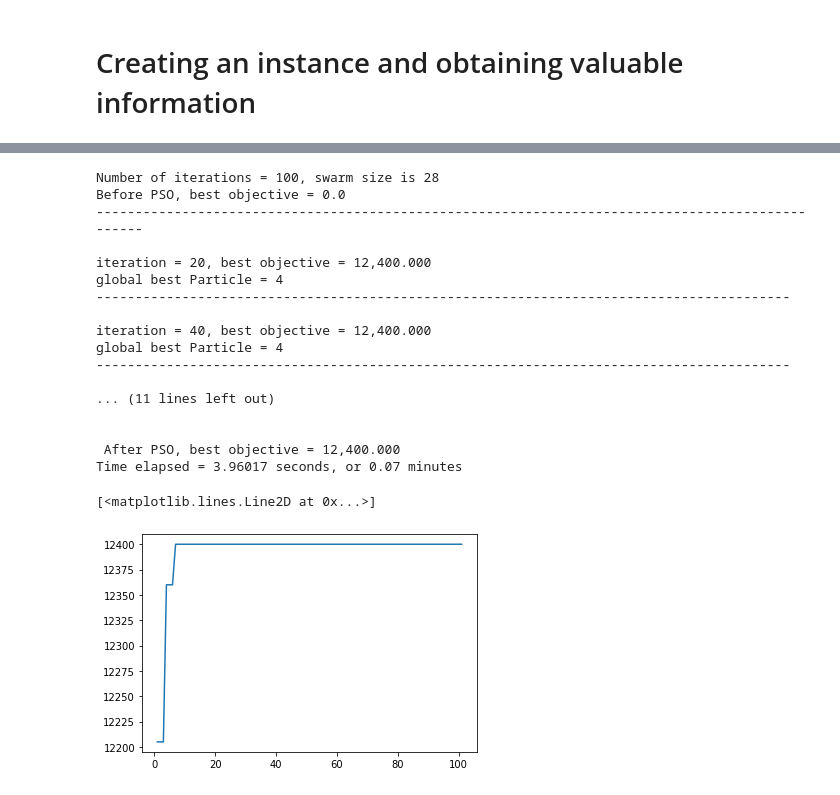
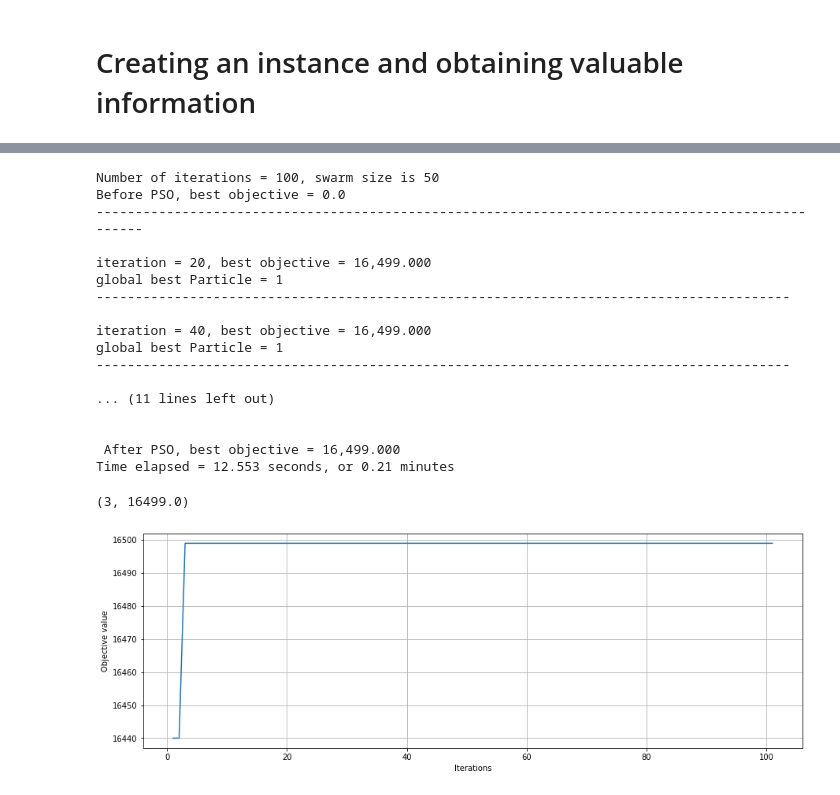
Before and after one commit to AghaMS/BPSO_MKP, a Jupyter notebook: MKNAP - PSO - Publish version 2.0.ipynb, the cells around one changed output, grey strips where cells are left out. Saved outputs shown, nothing was run; the diff lists cells and outputs as text; code cells hidden in the pictures.

Commit message:
Update MKNAP - PSO - Publish version 2.0.ipynb
Change variables and functions naming, plot OF and annotate on figure when best objective was found and what is its value.

```diff
--- a/MKNAP - PSO - Publish version 2.0.ipynb
+++ b/MKNAP - PSO - Publish version 2.0.ipynb
@@ -345,10 +345,10 @@ def localSearch(columns: List, k = 4, f = 1) -> List: # input is swarm[i].cols
         k       -- number of variables to be flipped (default = 4 as per Kang et. al 2008)
         f       -- number of times local search is applied to a given solution (default = 1)
     Returns:
-        incumbentColumns -- a (1 * no. columns) array containing binary values after restoring feasibility
+        incumbent_columns -- a (1 * no. columns) array containing binary values after restoring feasibility
                             and enhancing the quality if capacities allow for improvement
     '''
-    incumbentColumns = None
+    incumbent_columns = None
     objectiveValue = float(0)
 
     for i in range(f):
@@ -373,7 +373,7 @@ def localSearch(columns: List, k = 4, f = 1) -> List: # input is swarm[i].cols
 
 
         # Check feasibility of the solution after columns values' flipped
-        isFeasible = checkFeasibility(columns)
+        is_feasible = check_feasibility(columns)
         # --------------------------------------------------------------------------------- #
         # --------------------------------------------------------------------------------- #
 
@@ -381,18 +381,18 @@ def localSearch(columns: List, k = 4, f = 1) -> List: # input is swarm[i].cols
 
         # If infeasible: restore feasibility by dropping low utility columns
             # else: enhance solution by trying to add more profitable columns (start with higher utility columns)
-        while not isFeasible:
+        while not is_feasible:
                 minIndex = int(sortedsolutionColIndex[0][0])
                 columns[minIndex] = 0
                 sortedsolutionColIndex.pop(0)
-                isFeasible = checkFeasibility(columns)
+                is_feasible = check_feasibility(columns)
 
         # --------------------------------------------------------------------------------- #
         # --------------------------------------------------------------------------------- #
 
         # -------------------- Enhancing solution value / Add Operator -------------------- #
         # Objective value after restoring feasibility
-        #print(f'before enhancement OF = {evalObj(columns, c)}, columns = {columns}'); print()
+        #print(f'before enhancement OF = {evaluate_objective(columns, c)}, columns = {columns}'); print()
 
         # Storing index and utility of the subset columns with value = 0 in a dictionary
         remainingColIndex = {n: Ua[n] for n in range(len(columns)) if columns[n] == 0}
@@ -405,18 +405,18 @@ def localSearch(columns: List, k = 4, f = 1) -> List: # input is swarm[i].cols
         # Try to push all possible columns (priority to high utility columns)
         while len(sortedRemainingColIndex) > 0:
             maxIndex = int(sortedRemainingColIndex[0][0])
-            if checkFeasibility(columns, maxIndex):
+            if check_feasibility(columns, maxIndex):
                     columns[maxIndex] = 1
-                    #incumbentColumns = columns
+                    #incumbent_columns = columns
             sortedRemainingColIndex.pop(0)
 
-        if evalObj(columns, c) > objectiveValue:
-            incumbentColumns = columns
-            objectiveValue = evalObj(incumbentColumns, c)
+        if evaluate_objective(columns, c) > objectiveValue:
+            incumbent_columns = columns
+            objectiveValue = evaluate_objective(incumbent_columns, c)
 
-        columns = incumbentColumns
+        columns = incumbent_columns
 
-    return incumbentColumns
+    return incumbent_columns
 # %% [markdown]
 # Building the hybrid algorithm - Binary PSO + LS
 # %% [markdown]
@@ -452,7 +452,7 @@ This algorithm is an example of what referred to in the literature as a LTH or *
 * Study the velocity change of particles from one iteration **t** to the next **t + 1** or the **Hamming distance**. (In binary PSO, velocity is interpreted as the number of dimensions that flip value).
 * Optimize the hyperparameters of the algorithm (Conduct a designed experiment (Tagucci orthogonal arrays, full factorial designs with each parameter is a factor that is changed over a range of levels, and find the best combination that results in the best performance)
 # %%
-def buildSolution(numIterations, maxV, minV, n, dim, k_max):
+def build_solution(numIterations, maxV, minV, n, dim, k_max):
     '''
     This functions uses previously defined classes and functions to build the heuristic solution adopting
     the population based Binary PSO algorithm.
@@ -524,7 +524,7 @@ def buildSolution(numIterations, maxV, minV, n, dim, k_max):
             swarm[i].cols = localSearch(swarm[i].cols, k_max)# * ceil((numIterations - iteration) / numIterations))
 
             # Evalaute objective
-            swarm[i].objective = evalObj(swarm[i].cols, c)
+            swarm[i].objective = evaluate_objective(swarm[i].cols, c)
 
             # update particle best objective, position and columns values if better values are found
             if swarm[i].objective > swarm[i].bestParticleObj:
@@ -581,12 +581,12 @@ def buildSolution(numIterations, maxV, minV, n, dim, k_max):
     timeElapsed = t2 - t1
 
     print('\n After PSO, best objective = {:,.3f}'.format(bestSwarmObjective))
-    print('Time elapsed = {:,.5f} seconds, or {:0.2f} minutes'.format(timeElapsed, timeElapsed/60.0))
+    print('Time elapsed = {:,.3f} seconds, or {:0.2f} minutes'.format(timeElapsed, timeElapsed/60.0))
 
     history = {'objective_history': trackObjective, 'particle_history': track_best_particle}
     return history
 # %% [markdown]
 # Creating an instance and obtaining valuable information
 # %%
-mknap01 = Mkp('mknap01_5.txt')
+mknap01 = Mkp('mknap01_7.txt')
 # %% [output]
@@ -626,27 +626,39 @@ plt.title('Normalised Reduced cost Plot');
 # %%
-history = buildSolution(numIterations = 101, maxV = 10, minV = -10, n = len(c), dim = len(c), k_max = 10)
+history = build_solution(numIterations = 101, maxV = 10, minV = -10, n = len(c), dim = len(c), k_max = 10)
 # %% [output]
-Number of iterations = 100, swarm size is 28
+Number of iterations = 100, swarm size is 50
 Before PSO, best objective = 0.0
 -------------------------------------------------------------------------------------------------
 
-iteration = 20, best objective = 12,400.000
-global best Particle = 4
+iteration = 20, best objective = 16,499.000
+global best Particle = 1
 -----------------------------------------------------------------------------------------
 
-iteration = 40, best objective = 12,400.000
-global best Particle = 4
+iteration = 40, best objective = 16,499.000
+global best Particle = 1
 -----------------------------------------------------------------------------------------
 
 ... (11 lines left out)
 
 
- After PSO, best objective = 12,400.000
-Time elapsed = 3.96017 seconds, or 0.07 minutes
+ After PSO, best objective = 16,499.000
+Time elapsed = 12.553 seconds, or 0.21 minutes
 # %%
 history_pd = pd.DataFrame(history['objective_history'])
-# %%
-plt.plot(history_pd[1:])
-# %% [output]
-[<matplotlib.lines.Line2D at 0x...>]
-[figure, removed]
+# %%
+y = history_pd.max()
+x = np.argmax(history_pd)
+x, np.float(y)
+# %% [output]
+(3, 16499.0)
+# %%
+figsize = (15, 5)
+fig = plt.figure(figsize = figsize)
+plt.plot(history_pd[1:], '-')
+plt.xlabel('Iterations')
+plt.ylabel('Objective value')
+plt.grid()
+#plt.annotate(f'Best objective value ({np.float(y)}) \n was found in iteration {x}', (x, y), xytext = (x, y))
+plt.show()
+# %% [output]
+[figure, added]
```
Also changed, not shown: parts of 6 cells of this notebook.
